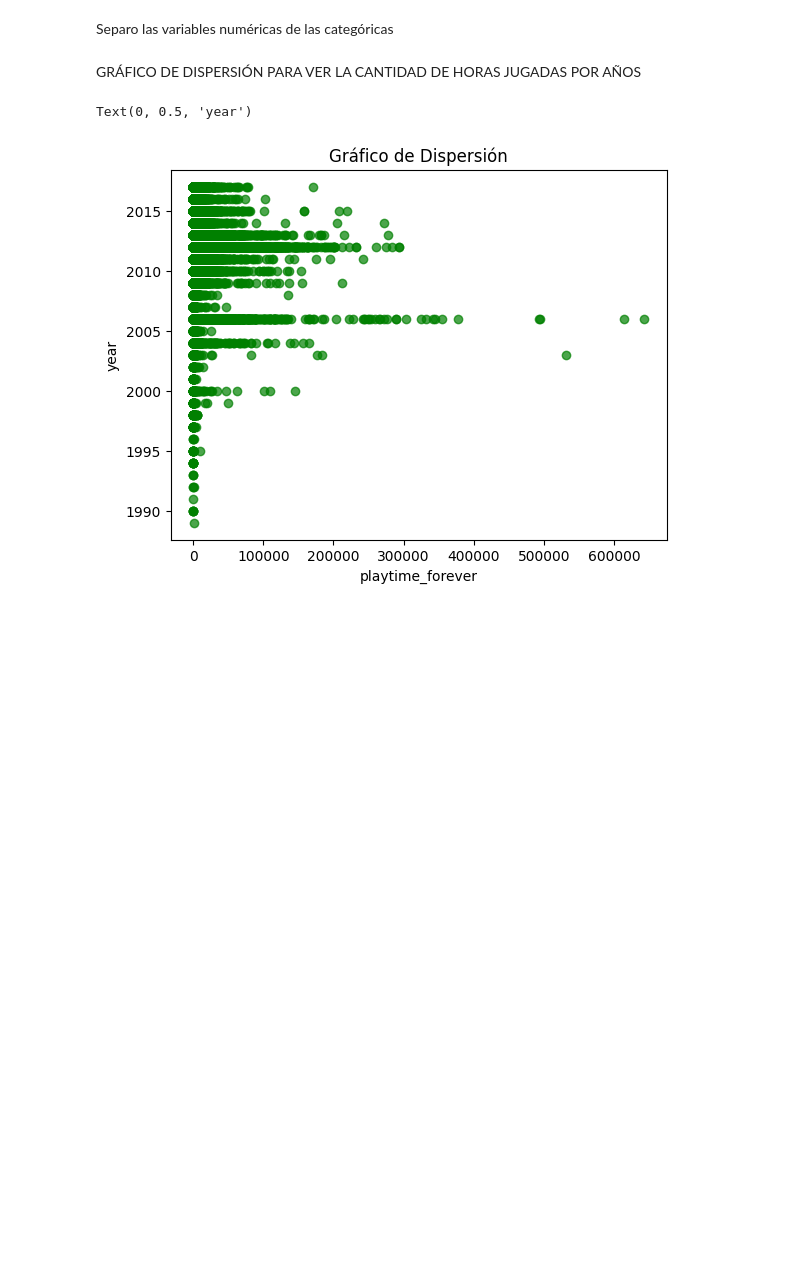
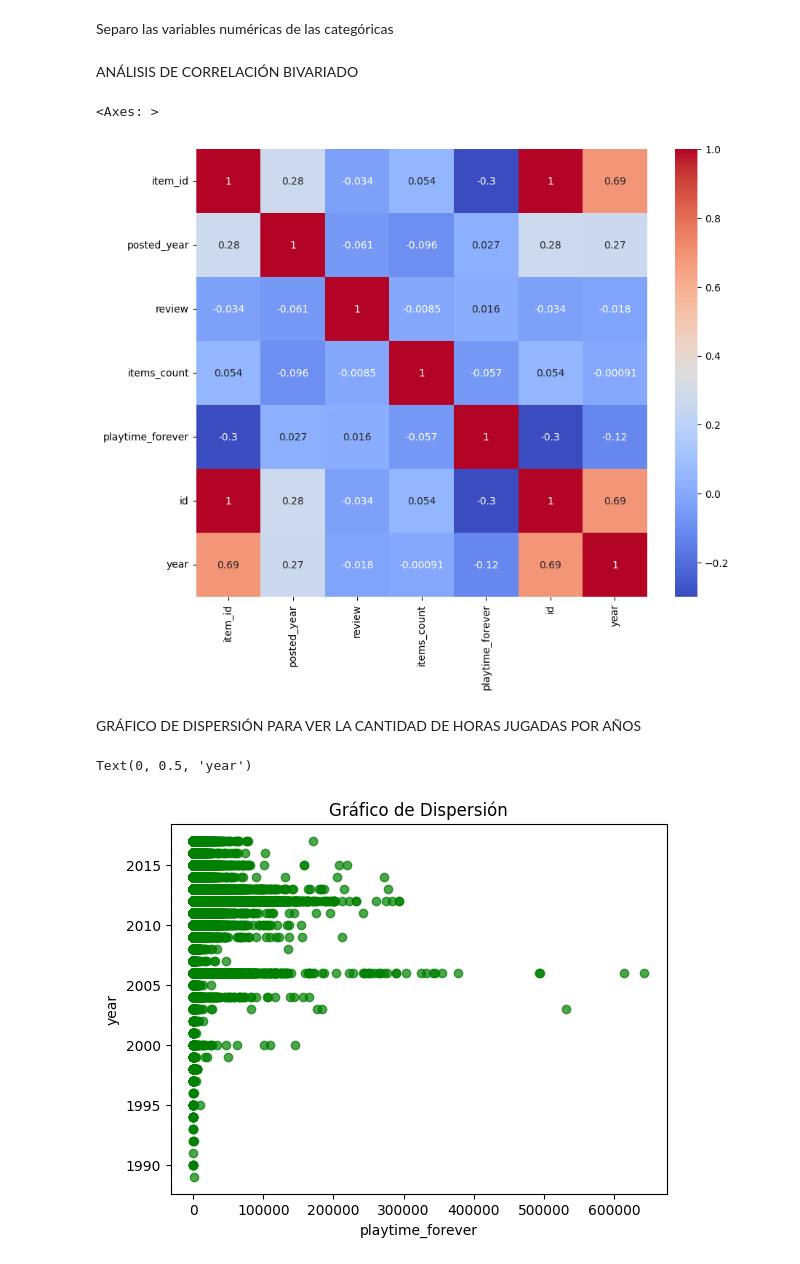
Before and after one commit to MicaelaCallahuanca/PI_ML_STEAM, a Jupyter notebook: EDA.ipynb, the cells around one changed output. Saved outputs shown, nothing was run; the diff lists cells and outputs as text; code cells hidden in the pictures; blank space fills up the shorter version.

```diff
--- a/EDA.ipynb
+++ b/EDA.ipynb
@@ -74,3 +79,5 @@ df = df.dropna(subset=['posted_year', 'year'])
+# %%
+df = df.drop_duplicates()
 # %%
 #se achicó la data
 df.info()
@@ -100,6 +104,27 @@ df_numericas = df.select_dtypes(include=['int', 'float'])
+# %%
+#variables numéricas
+df_numericas = df.select_dtypes(include=['int', 'float'])
+df_numericas.drop(columns=['Action', 'Adventure', 'Animation &amp; Modeling',
+       'Audio Production', 'Casual', 'Design &amp; Illustration',
+       'Early Access', 'Education', 'Free to Play', 'Indie',
+       'Massively Multiplayer', 'Photo Editing', 'RPG', 'Racing', 'Simulation',
+       'Software Training', 'Sports', 'Strategy', 'Utilities',
+       'Video Production', 'Web Publishing'], inplace=True)
 # %%
 #variables categóricas
 df_categoricas = df.select_dtypes(include=['object', 'bool'])
+# %% [markdown]
+ANÁLISIS DE CORRELACIÓN BIVARIADO
+# %%
+# Calcula la matriz de correlación entre las variables numéricas
+matriz_correlacion = df_numericas.corr()
+
+# Crea un mapa de calor utilizando seaborn
+plt.figure(figsize=(10, 8))
+sns.heatmap(matriz_correlacion, annot=True, cmap='coolwarm')
+# %% [output]
+<Axes: >
+[figure, added]
 # %% [markdown]
 GRÁFICO DE DISPERSIÓN PARA VER LA CANTIDAD DE HORAS JUGADAS POR AÑOS
 # %%
```
Also changed, not shown: parts of 4 cells of this notebook.
